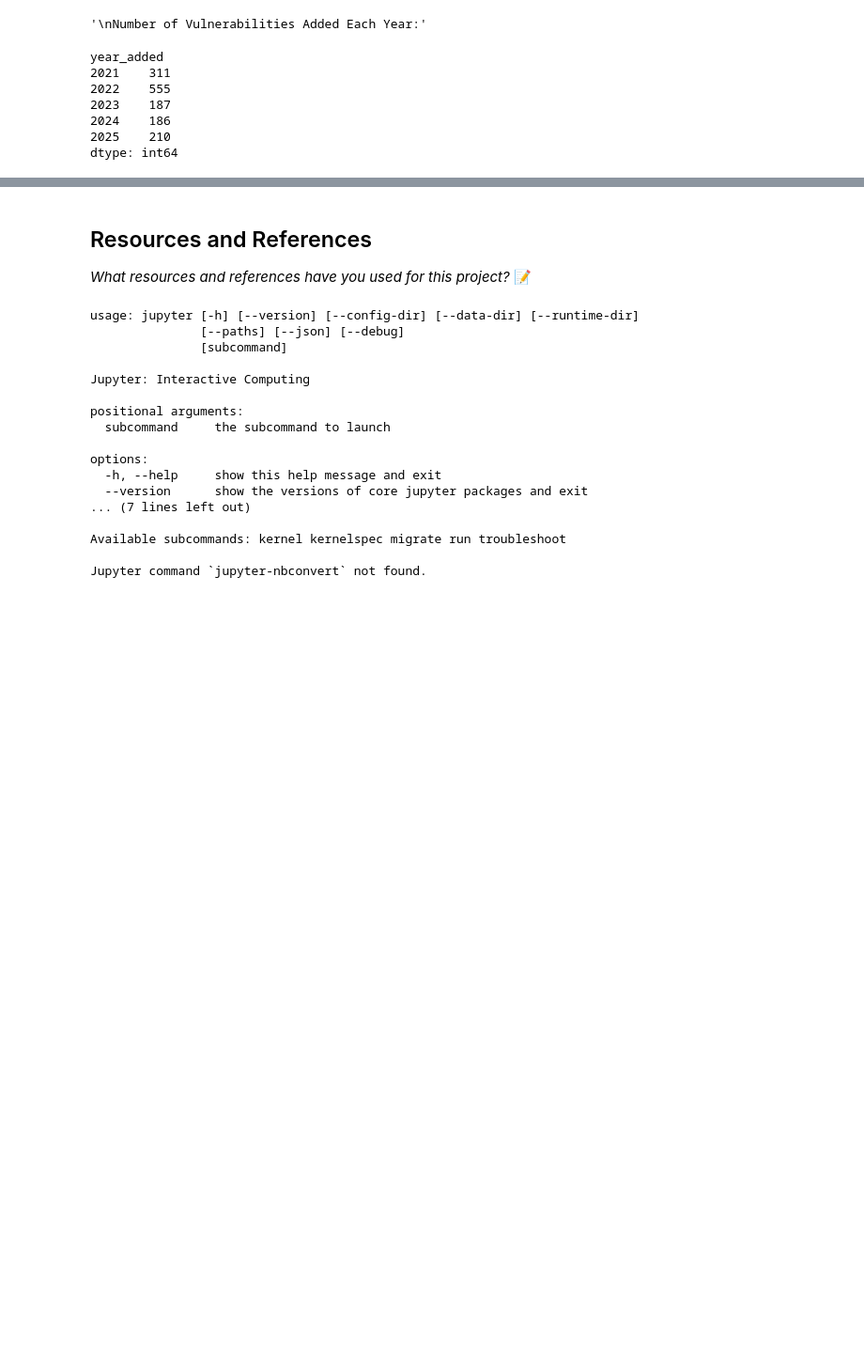
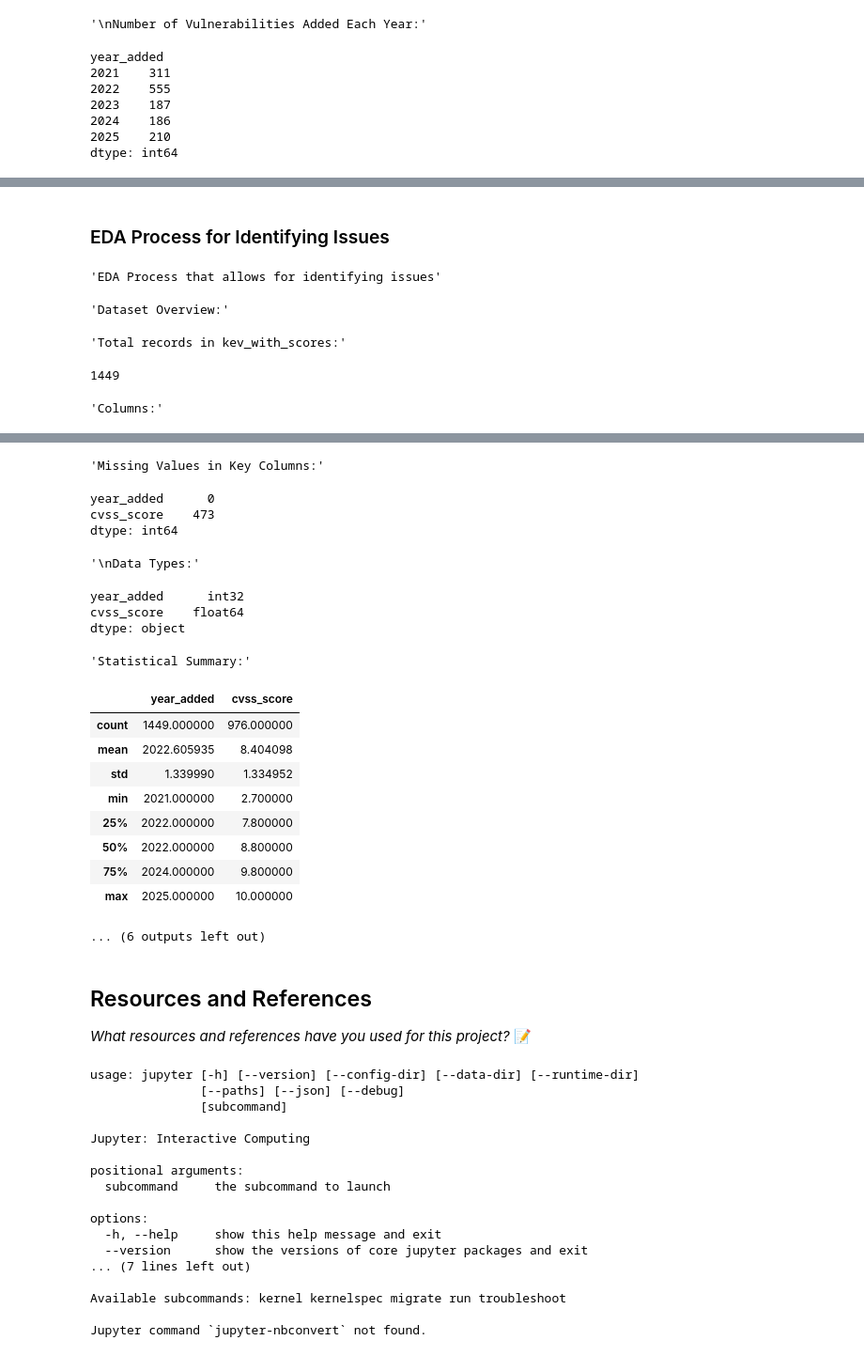
Before and after one commit to IT4063C001-Fall2025/final-project-sethpa, a Jupyter notebook: source.ipynb, the cells around one changed output, grey strips where cells are left out. Shown: that part at 94% size. Saved outputs shown, nothing was run; the diff lists cells and outputs as text; code cells hidden in the pictures; blank space fills up the shorter version.

Commit message:
EDA Process that allows for identifying issues

```diff
--- a/source.ipynb
+++ b/source.ipynb
@@ -527,0 +541,53 @@ dtype: int64
+# %% [markdown]
+### EDA Process for Identifying Issues
+# %%
+display('EDA Process that allows for identifying issues')
+
+# Check the dataset we'll use for ML
+display('Dataset Overview:')
+display('Total records in kev_with_scores:', len(kev_with_scores))
+display('Columns:', kev_with_scores.columns.tolist())
+
+# Check for missing values in key columns
+display('Missing Values in Key Columns:')
+ml_columns = ['year_added', 'cvss_score']
+display(kev_with_scores[ml_columns].isnull().sum())
+
+# Check data types
+display('\nData Types:')
+display(kev_with_scores[ml_columns].dtypes)
+
+# Statistical summary
+display('Statistical Summary:')
+display(kev_with_scores[ml_columns].describe())
+
+# Check for any infinite values
+display('Check for Infinite Values:')
+display('Infinite values in year_added:', np.isinf(kev_with_scores["year_added"]).sum())
+display('Infinite values in cvss_score:', np.isinf(kev_with_scores["cvss_score"].dropna()).sum())
+
+# Distribution visualization
+fig, (ax1, ax2) = plt.subplots(1, 2, figsize=(14, 5))
+
+# Year distribution
+kev_with_scores['year_added'].hist(bins=20, ax=ax1, color='steelblue', edgecolor='black')
+ax1.set_xlabel('Year Added', fontsize=12)
+ax1.set_ylabel('Frequency', fontsize=12)
+ax1.set_title('Distribution of Year Added', fontsize=14, fontweight='bold')
+ax1.grid(axis='y', alpha=0.3)
+
+# CVSS Score distribution
+kev_with_scores['cvss_score'].dropna().hist(bins=20, ax=ax2, color='darkred', edgecolor='black')
+ax2.set_xlabel('CVSS Score', fontsize=12)
+ax2.set_ylabel('Frequency', fontsize=12)
+ax2.set_title('Distribution of CVSS Scores', fontsize=14, fontweight='bold')
+ax2.grid(axis='y', alpha=0.3)
+
+plt.tight_layout()
+plt.show()
+# %% [output]
+'EDA Process that allows for identifying issues'
+'Dataset Overview:'
+'Total records in kev_with_scores:'
+1449
+'Columns:'
@@ -528,3 +612,22 @@ dtype: int64
+'Missing Values in Key Columns:'
+year_added      0
+cvss_score    473
+dtype: int64
+'\nData Types:'
+year_added      int32
+cvss_score    float64
+dtype: object
+'Statistical Summary:'
+|  | year_added | cvss_score |
+| count | 1449.000000 | 976.000000 |
+| mean | 2022.605935 | 8.404098 |
+| std | 1.339990 | 1.334952 |
+| min | 2021.000000 | 2.700000 |
+| 25% | 2022.000000 | 7.800000 |
+| 50% | 2022.000000 | 8.800000 |
+| 75% | 2024.000000 | 9.800000 |
+| max | 2025.000000 | 10.000000 |
+... (6 outputs left out)
 # %% [markdown]
 ## Resources and References
 *What resources and references have you used for this project?*
```
Also changed, not shown: parts of 4 cells of this notebook, 1 other file.
